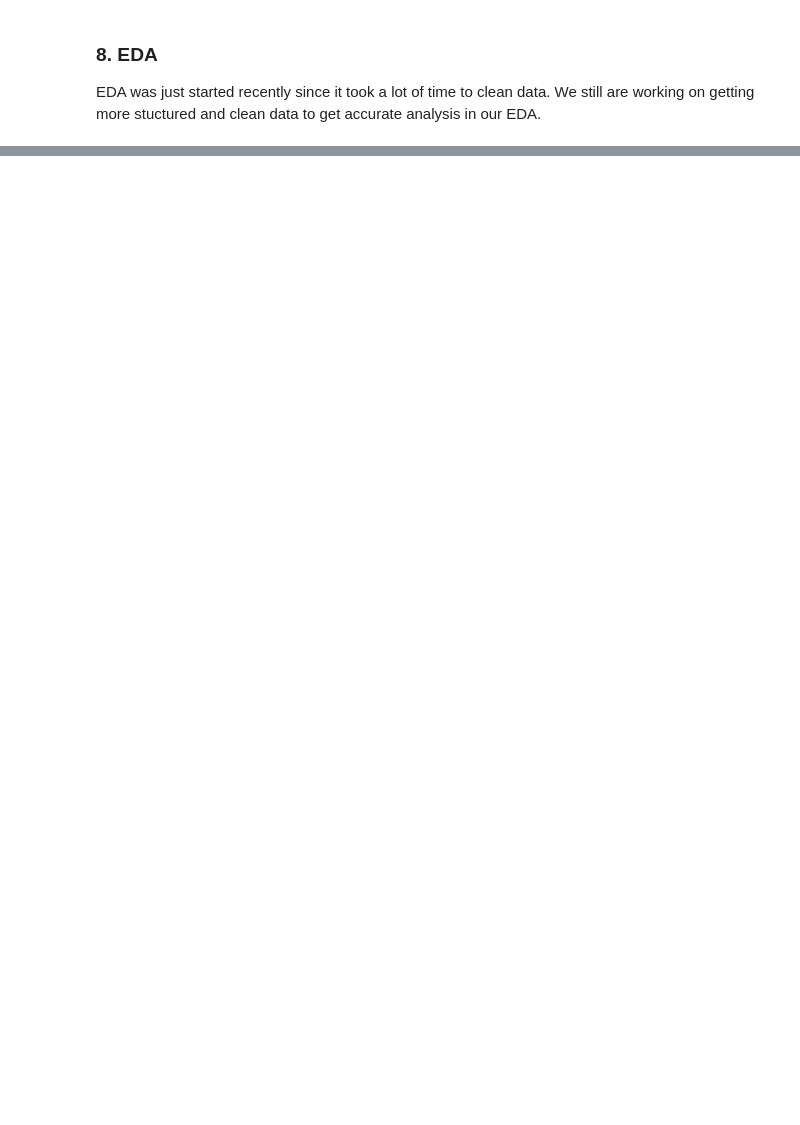
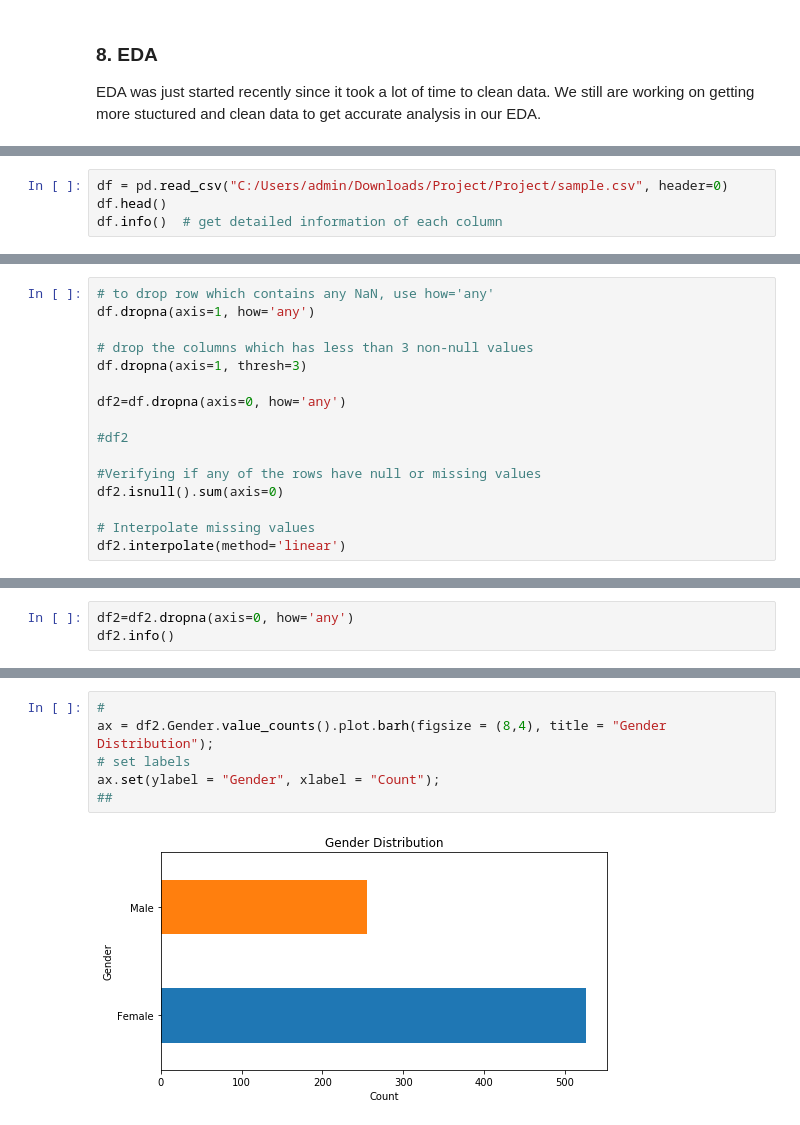
Before and after one commit to pri273/Web-Mining-BIA-660, a Jupyter notebook: Drugs (1).ipynb, the cells around one changed output, grey strips where cells are left out. Drawn from its saved outputs; the diff is of its cells as text; blank space fills up the shorter version.

```diff
--- a/Drugs (1).ipynb
+++ b/Drugs (1).ipynb
@@ -312,0 +314,4 @@ NameError: name 'log' is not defined
+# %%
+df = pd.read_csv("C:/Users/admin/Downloads/Project/Project/sample.csv", header=0)
+df.head()
+df.info()  # get detailed information of each column
@@ -312,0 +382,16 @@ NameError: name 'log' is not defined
+# %%
+# to drop row which contains any NaN, use how='any'
+df.dropna(axis=1, how='any')
+
+# drop the columns which has less than 3 non-null values
+df.dropna(axis=1, thresh=3)
+
+df2=df.dropna(axis=0, how='any')
+
+#df2
+
+#Verifying if any of the rows have null or missing values
+df2.isnull().sum(axis=0)
+
+# Interpolate missing values
+df2.interpolate(method='linear')
@@ -312,0 +461,3 @@ NameError: name 'log' is not defined
+# %%
+df2=df2.dropna(axis=0, how='any')
+df2.info()
@@ -312,0 +516,8 @@ NameError: name 'log' is not defined
+# %%
+#
+ax = df2.Gender.value_counts().plot.barh(figsize = (8,4), title = "Gender Distribution");
+# set labels
+ax.set(ylabel = "Gender", xlabel = "Count");
+##
+# %% [output]
+[figure, added]
```
Also changed, not shown: parts of 45 cells of this notebook.
